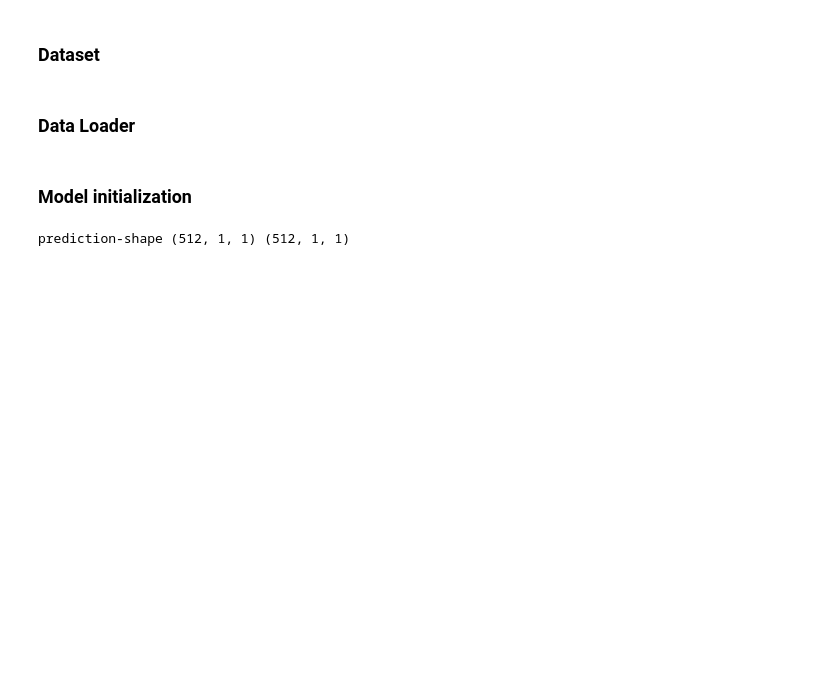
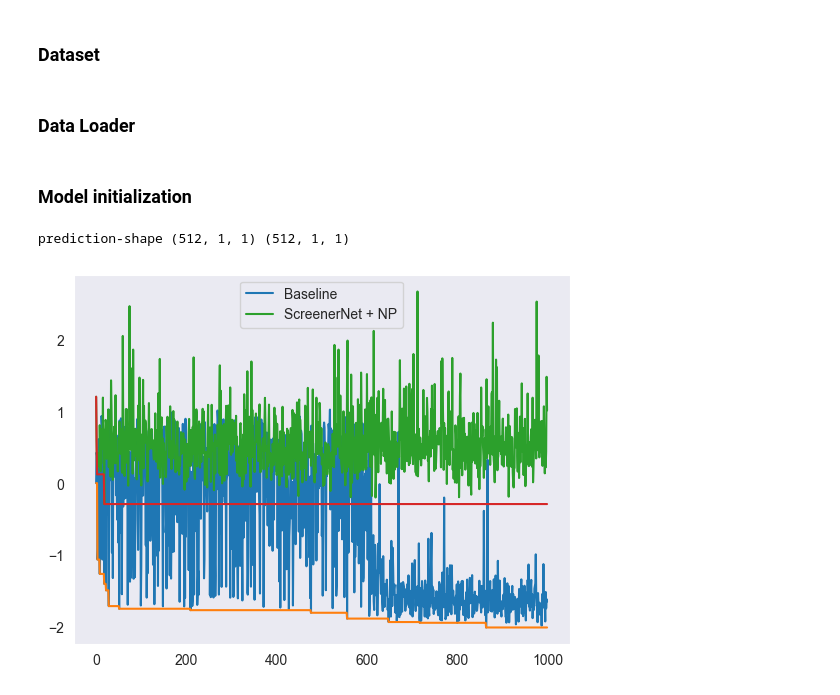
Before and after one commit to aszi09/CL_for_faster_Meta-learning, a Jupyter notebook: screenernet_notebook.ipynb, the cells around one changed output. Cells and saved outputs as stored; diff of their text form; code cells hidden in the pictures; blank space fills up the shorter version.

```diff
--- a/screenernet_notebook.ipynb
+++ b/screenernet_notebook.ipynb
@@ -403,4 +495,13 @@ means, stds = model.apply(
 print('prediction-shape', means.shape, stds.shape)  # dim: (len(x_test), k, 1)
 # %% [output]
 prediction-shape (512, 1, 1) (512, 1, 1)
+# %%
+plt.plot(baseline_losses, label='Baseline')
+plt.plot(jnp.ufunc(jnp.minimum, nin=2, nout=1).accumulate(jnp.asarray(baseline_losses)))
+plt.plot(np_sn_losses, label='ScreenerNet + NP')
+plt.plot(jnp.ufunc(jnp.minimum, nin=2, nout=1).accumulate(jnp.asarray(np_sn_losses)))
+plt.legend()
+plt.grid()
+# %% [output]
+[figure, added]
 # %%
```
Also changed, not shown: parts of 6 cells of this notebook, 2 other files.
